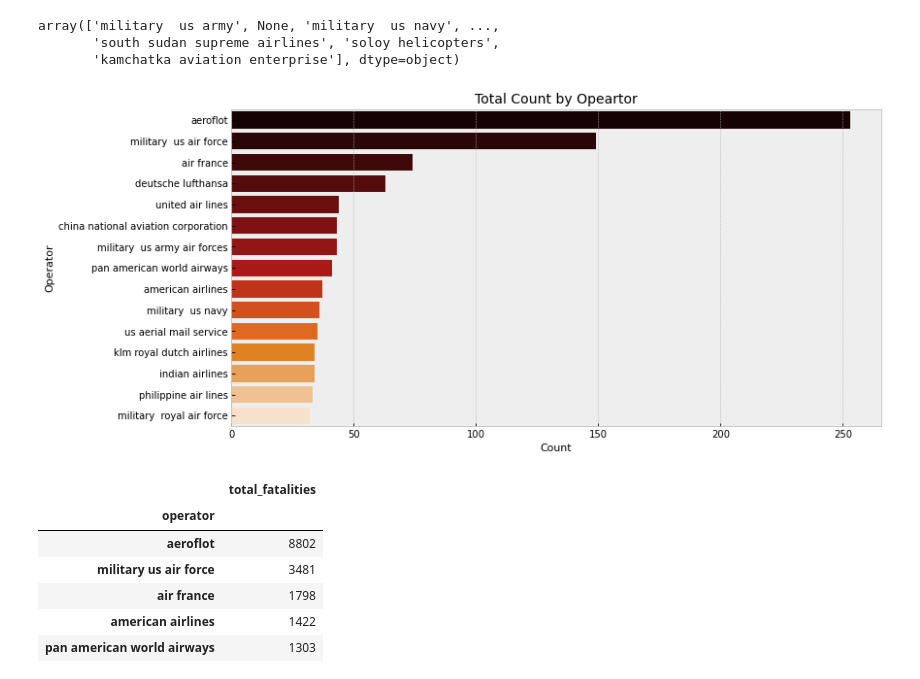
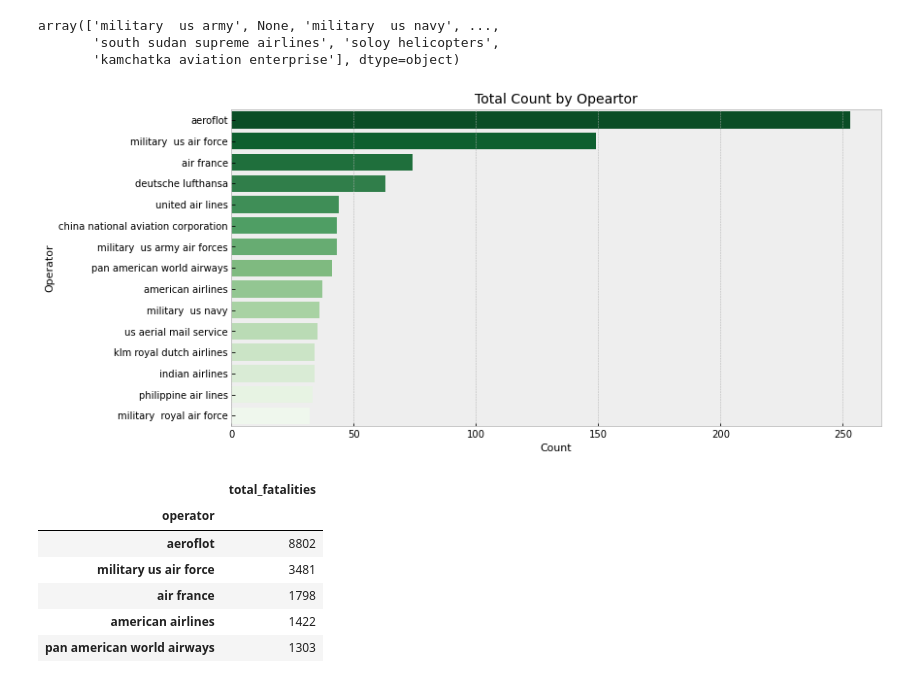
Before and after one commit to sgisela945/PI_02_DataAnalyst, a Jupyter notebook: PI_02_Data_analytics.ipynb, the cells around one changed output. Drawn from its saved outputs; the diff is of its cells as text; code cells hidden in the pictures.

```diff
--- a/PI_02_Data_analytics.ipynb
+++ b/PI_02_Data_analytics.ipynb
@@ -467,18 +453,18 @@ crashes=limpiar_numeric_columns (crashes)
 # %%
 crashes.operator = crashes.operator.replace('a b aerotransport', 'ab aerotransport')
 
 Total_by_Op = crashes.groupby('operator')[['operator']].count()
 Total_by_Op = Total_by_Op.rename(columns={"operator": "Count"})
 Total_by_Op = Total_by_Op.sort_values(by='Count', ascending=False).head(15)
 
 plt.figure(figsize=(12,6))
-sns.barplot(y=Total_by_Op.index, x="Count", data=Total_by_Op, palette="gist_heat", orient='h')
+sns.barplot(y=Total_by_Op.index, x="Count", data=Total_by_Op, palette="Greens_r", orient='h')
 plt.xlabel('Count', fontsize=11)
 plt.ylabel('Operator', fontsize=11)
 plt.title('Total Count by Opeartor', loc='Center', fontsize=14)
 plt.show()
 # %% [output]
-[figure, old version]
+[figure, new version]
 # %%
 crashes.groupby('operator')[['total_fatalities']].sum().sort_values(by='total_fatalities', ascending=False).head(15)
 # %% [output]
```
Also changed, not shown: parts of 10 cells of this notebook.
